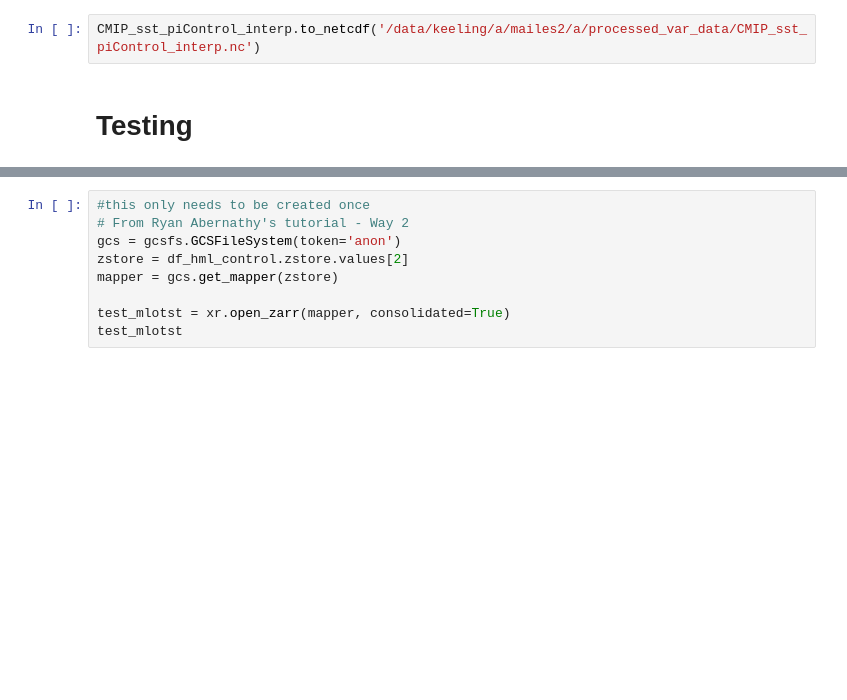
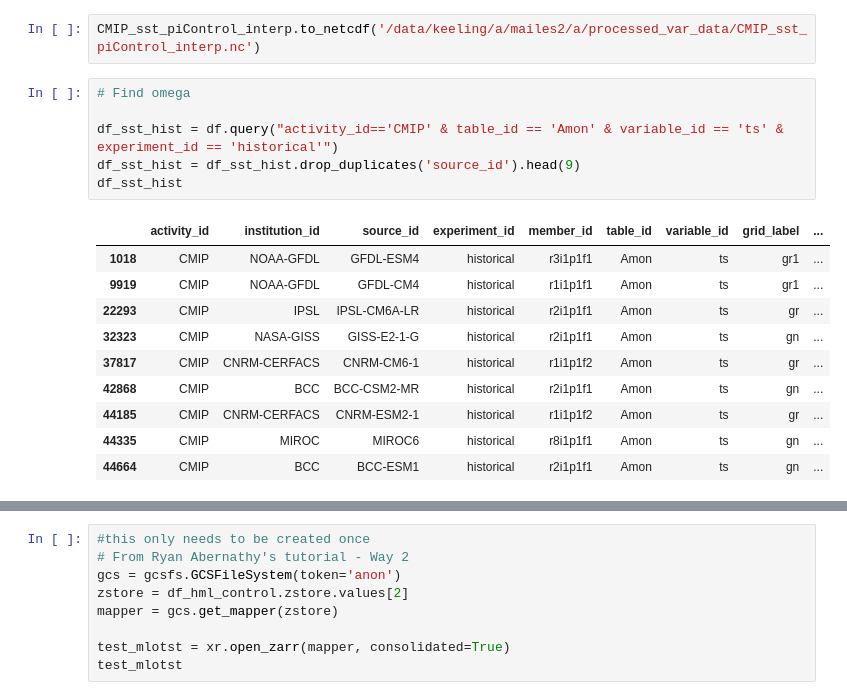
Before and after one commit to mailesasaki/cesmle_variability_analysis, a Jupyter notebook: ocean_fluxes.ipynb, the cells around one changed output, grey strips where cells are left out. Saved outputs shown, nothing was run; the diff lists cells and outputs as text; blank space fills up the shorter version.

```diff
--- a/ocean_fluxes.ipynb
+++ b/ocean_fluxes.ipynb
@@ -823,5 +823,20 @@ array([[[[243.18496246, 243.0430336 , 242.90864563, ..., 243.75744705,
     units:          K
 # %%
 CMIP_sst_piControl_interp.to_netcdf('/data/keeling/a/mailes2/a/processed_var_data/CMIP_sst_piControl_interp.nc')
-# %% [markdown]
-# Testing
+# %%
+# Find omega
+
+df_sst_hist = df.query("activity_id=='CMIP' & table_id == 'Amon' & variable_id == 'ts' & experiment_id == 'historical'")
+df_sst_hist = df_sst_hist.drop_duplicates('source_id').head(9)
+df_sst_hist
+# %% [output]
+|  | activity_id | institution_id | source_id | experiment_id | member_id | table_id | variable_id | grid_label | ... |
+| 1018 | CMIP | NOAA-GFDL | GFDL-ESM4 | historical | r3i1p1f1 | Amon | ts | gr1 | ... |
+| 9919 | CMIP | NOAA-GFDL | GFDL-CM4 | historical | r1i1p1f1 | Amon | ts | gr1 | ... |
+| 22293 | CMIP | IPSL | IPSL-CM6A-LR | historical | r2i1p1f1 | Amon | ts | gr | ... |
+| 32323 | CMIP | NASA-GISS | GISS-E2-1-G | historical | r2i1p1f1 | Amon | ts | gn | ... |
+| 37817 | CMIP | CNRM-CERFACS | CNRM-CM6-1 | historical | r1i1p1f2 | Amon | ts | gr | ... |
+| 42868 | CMIP | BCC | BCC-CSM2-MR | historical | r2i1p1f1 | Amon | ts | gn | ... |
+| 44185 | CMIP | CNRM-CERFACS | CNRM-ESM2-1 | historical | r1i1p1f2 | Amon | ts | gr | ... |
+| 44335 | CMIP | MIROC | MIROC6 | historical | r8i1p1f1 | Amon | ts | gn | ... |
+| 44664 | CMIP | BCC | BCC-ESM1 | historical | r2i1p1f1 | Amon | ts | gn | ... |
```
Also changed, not shown: parts of 3 cells of this notebook.
